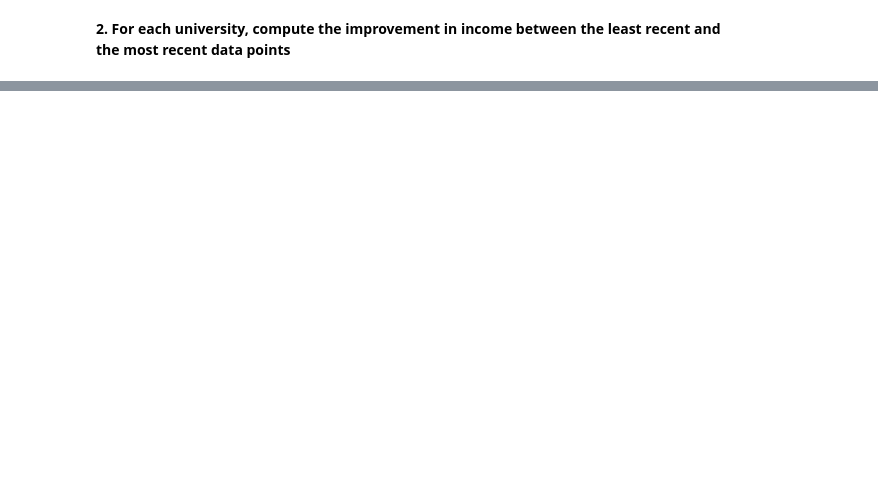
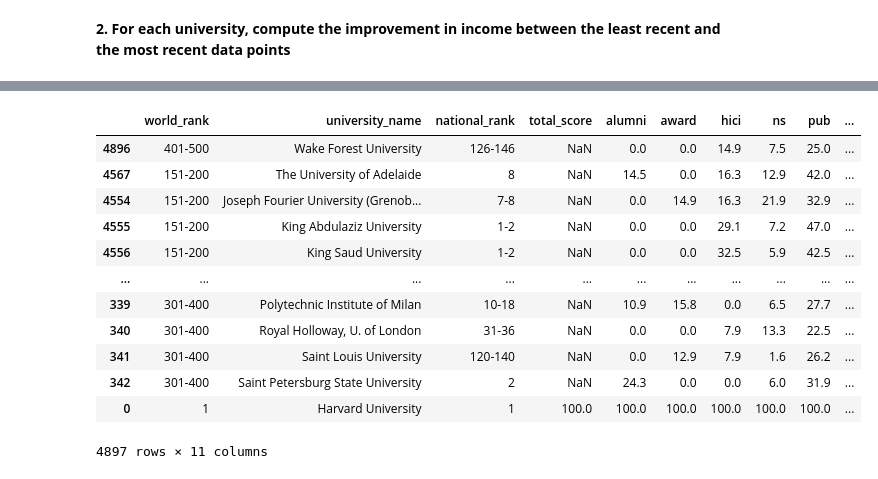
Before and after one commit to PietroBonardi/FoCS, a Jupyter notebook: pietronotebook.ipynb, the cells around one changed output, grey strips where cells are left out. Drawn from its saved outputs; the diff is of its cells as text; code cells hidden in the pictures; blank space fills up the shorter version.

```diff
--- a/pietronotebook.ipynb
+++ b/pietronotebook.ipynb
@@ -146,0 +198,18 @@ df1.join(other=df2,how="outer",lsuffix="12",rsuffix="121")
+# %%
+shanghai_max_year = shanghai.sort_values(by=["year"],ascending=False)
+# %%
+shanghai_max_year
+# %% [output]
+|  | world_rank | university_name | national_rank | total_score | alumni | award | hici | ns | pub | ... |
+| 4896 | 401-500 | Wake Forest University | 126-146 | NaN | 0.0 | 0.0 | 14.9 | 7.5 | 25.0 | ... |
+| 4567 | 151-200 | The University of Adelaide | 8 | NaN | 14.5 | 0.0 | 16.3 | 12.9 | 42.0 | ... |
+| 4554 | 151-200 | Joseph Fourier University (Grenob... | 7-8 | NaN | 0.0 | 14.9 | 16.3 | 21.9 | 32.9 | ... |
+| 4555 | 151-200 | King Abdulaziz University | 1-2 | NaN | 0.0 | 0.0 | 29.1 | 7.2 | 47.0 | ... |
+| 4556 | 151-200 | King Saud University | 1-2 | NaN | 0.0 | 0.0 | 32.5 | 5.9 | 42.5 | ... |
+| ... | ... | ... | ... | ... | ... | ... | ... | ... | ... | ... |
+| 339 | 301-400 | Polytechnic Institute of Milan | 10-18 | NaN | 10.9 | 15.8 | 0.0 | 6.5 | 27.7 | ... |
+| 340 | 301-400 | Royal Holloway, U. of London | 31-36 | NaN | 0.0 | 0.0 | 7.9 | 13.3 | 22.5 | ... |
+| 341 | 301-400 | Saint Louis University | 120-140 | NaN | 0.0 | 12.9 | 7.9 | 1.6 | 26.2 | ... |
+| 342 | 301-400 | Saint Petersburg State University | 2 | NaN | 24.3 | 0.0 | 0.0 | 6.0 | 31.9 | ... |
+| 0 | 1 | Harvard University | 1 | 100.0 | 100.0 | 100.0 | 100.0 | 100.0 | 100.0 | ... |
+4897 rows × 11 columns
```
Also changed, not shown: parts of 40 cells of this notebook.
